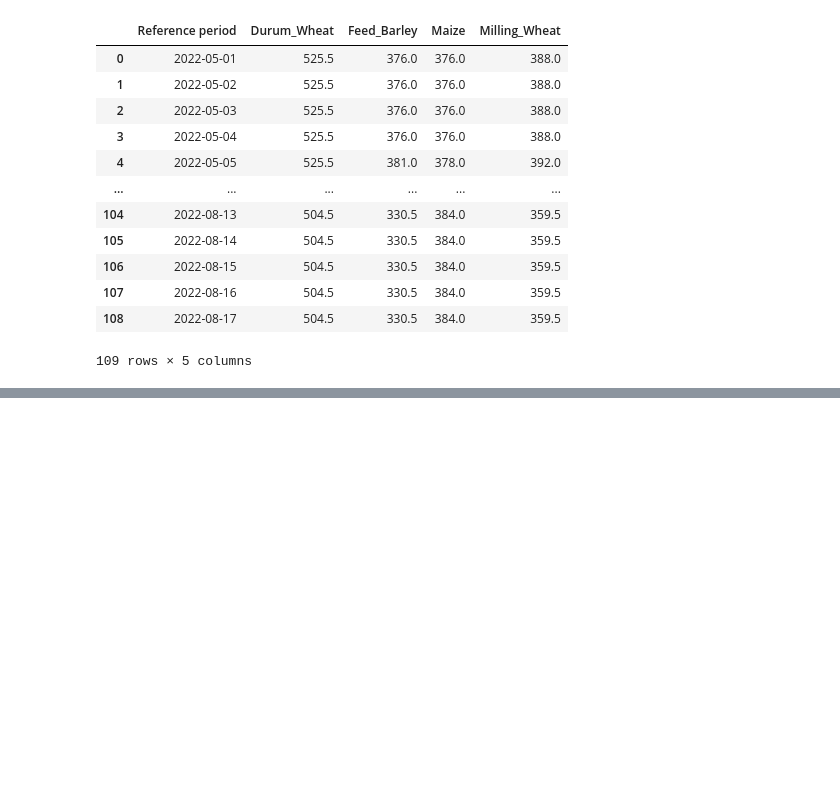
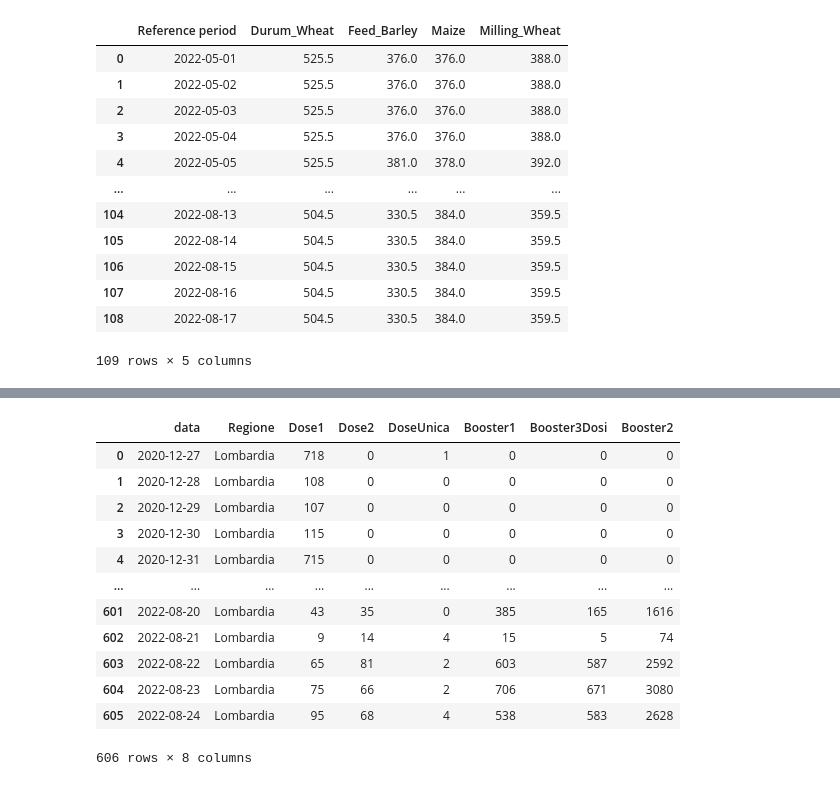
Before and after one commit to giocoal/restaurant-revenue-loss-COVID-retrospective-analysis, a Jupyter notebook: Integrazione dati.ipynb, the cells around one changed output, grey strips where cells are left out. Drawn from its saved outputs; the diff is of its cells as text; code cells hidden in the pictures; blank space fills up the shorter version.

```diff
--- a/Integrazione dati.ipynb
+++ b/Integrazione dati.ipynb
@@ -1347,0 +1373,17 @@ cereali_rf.to_csv("Dati/Dati per RANDOM FOREST/cereali_rf.csv")
+# %%
+vaccini_rf = vaccini_rf.groupby(['data', 'Regione'], as_index=False).sum()
+vaccini_rf
+# %% [output]
+|  | data | Regione | Dose1 | Dose2 | DoseUnica | Booster1 | Booster3Dosi | Booster2 |
+| 0 | 2020-12-27 | Lombardia | 718 | 0 | 1 | 0 | 0 | 0 |
+| 1 | 2020-12-28 | Lombardia | 108 | 0 | 0 | 0 | 0 | 0 |
+| 2 | 2020-12-29 | Lombardia | 107 | 0 | 0 | 0 | 0 | 0 |
+| 3 | 2020-12-30 | Lombardia | 115 | 0 | 0 | 0 | 0 | 0 |
+| 4 | 2020-12-31 | Lombardia | 715 | 0 | 0 | 0 | 0 | 0 |
+| ... | ... | ... | ... | ... | ... | ... | ... | ... |
+| 601 | 2022-08-20 | Lombardia | 43 | 35 | 0 | 385 | 165 | 1616 |
+| 602 | 2022-08-21 | Lombardia | 9 | 14 | 4 | 15 | 5 | 74 |
+| 603 | 2022-08-22 | Lombardia | 65 | 81 | 2 | 603 | 587 | 2592 |
+| 604 | 2022-08-23 | Lombardia | 75 | 66 | 2 | 706 | 671 | 3080 |
+| 605 | 2022-08-24 | Lombardia | 95 | 68 | 4 | 538 | 583 | 2628 |
+606 rows × 8 columns
```
Also changed, not shown: parts of 6 cells of this notebook, 7 other files.
